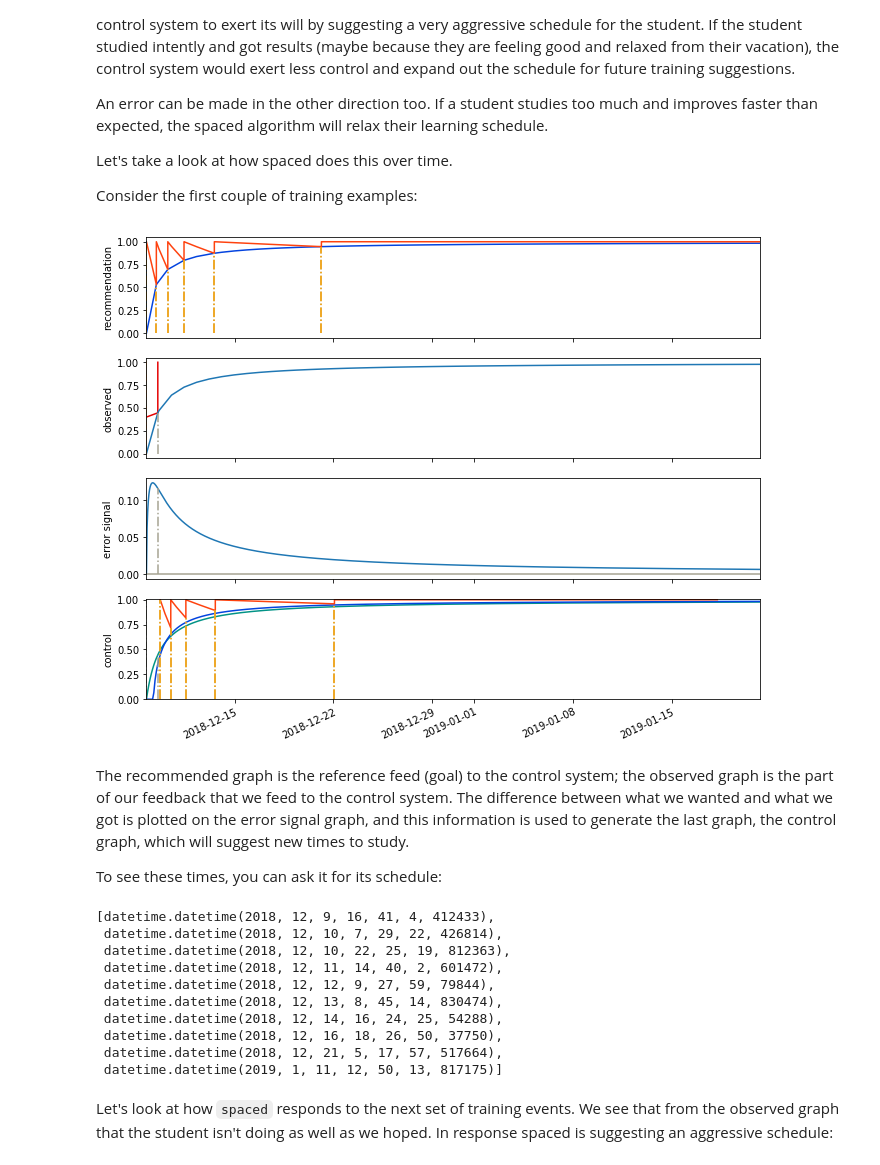
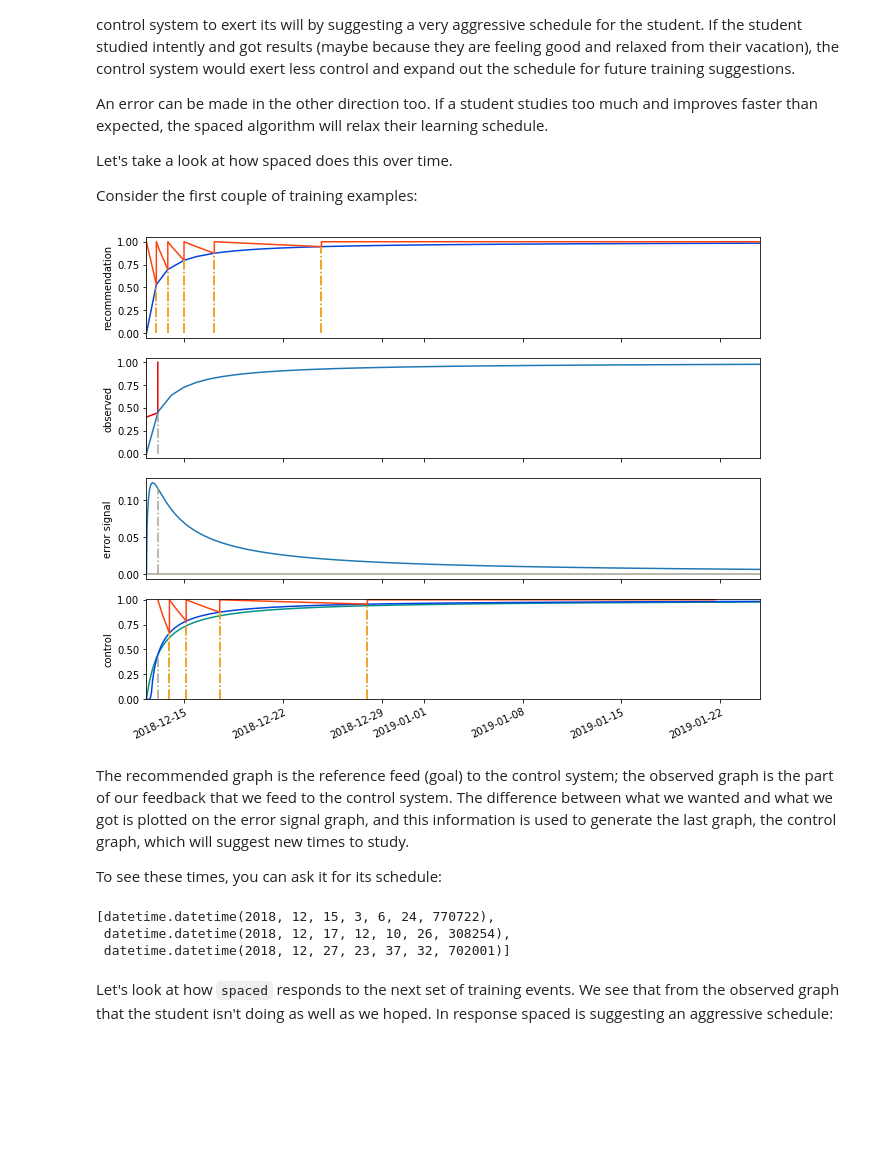
Before and after one commit to aleph2c/spaced, a Jupyter notebook: Spaced.ipynb, the cells around one changed output. Drawn from its saved outputs; the diff is of its cells as text; code cells hidden in the pictures; blank space fills up the shorter version.

```diff
--- a/Spaced.ipynb
+++ b/Spaced.ipynb
@@ -150,31 +227,31 @@ Consider the first couple of training examples:
 # %%
 from spaced_repetition import SpaceRepetitionReference
 from spaced_repetition import SpaceRepetitionFeedback
 from spaced_repetition import SpaceRepetitionController
 import numpy as np
 from datetime import datetime
 from datetime import timedelta
 
 start_time    = datetime.now()
 x, y          = feedback()
 range_in_days = x[-1] * 1.5
 
 # setting up our reference (goals)
-hr = SpaceRepetitionReference(plasticity=1.4,   # for slower learning, pick lower numbers
-                              fdecaytau=1.00,   # ability to improve after a lesson, lower is better
-                              fdecay0=0.9,      # seen it before? then pick lower numbers
+hr = SpaceRepetitionReference(plasticity_root=1.4, # for slower learning, pick lower numbers
+                              fdecaytau=1.00,      # ability to improve after a lesson, lower is better
+                              fdecay0=0.9,         # seen it before? then pick lower numbers
                               epoch=start_time,
                               range=range_in_days,
 )
 
 # what actually happened (feedback), range and epoch determined from hr
 hf = SpaceRepetitionFeedback(x[0:2], y, range=range_in_days)
 
 # giving our control system the reference and the feedback
 hctrl = SpaceRepetitionController(reference=hr, feedback=hf)
 hdl, _ = hctrl.plot_graphs()
 # %% [output]
-[figure, old version]
+[figure, new version]
 # %%
 # close the graph to save memory
 hdl.close()
@@ -185,16 +262,9 @@ To see these times, you can ask it for its schedule:
 # %%
 hctrl.schedule()
 # %% [output]
-[datetime.datetime(2018, 12, 9, 16, 41, 4, 412433),
- datetime.datetime(2018, 12, 10, 7, 29, 22, 426814),
- datetime.datetime(2018, 12, 10, 22, 25, 19, 812363),
- datetime.datetime(2018, 12, 11, 14, 40, 2, 601472),
- datetime.datetime(2018, 12, 12, 9, 27, 59, 79844),
- datetime.datetime(2018, 12, 13, 8, 45, 14, 830474),
- datetime.datetime(2018, 12, 14, 16, 24, 25, 54288),
- datetime.datetime(2018, 12, 16, 18, 26, 50, 37750),
- datetime.datetime(2018, 12, 21, 5, 17, 57, 517664),
- datetime.datetime(2019, 1, 11, 12, 50, 13, 817175)]
+[datetime.datetime(2018, 12, 15, 3, 6, 24, 770722),
+ datetime.datetime(2018, 12, 17, 12, 10, 26, 308254),
+ datetime.datetime(2018, 12, 27, 23, 37, 32, 702001)]
 # %% [markdown]
 Let's look at how ``spaced`` responds to the next set of training events.  We see that from the observed graph that the student isn't doing as well as we hoped.  In response spaced is suggesting an aggressive schedule:
 # %%
```
Also changed, not shown: parts of 51 cells of this notebook, 3 other files.
